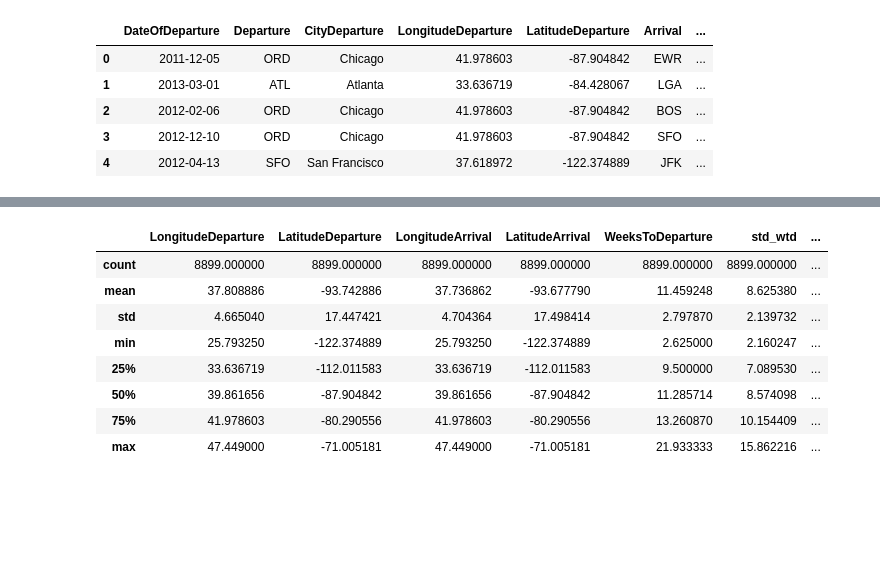
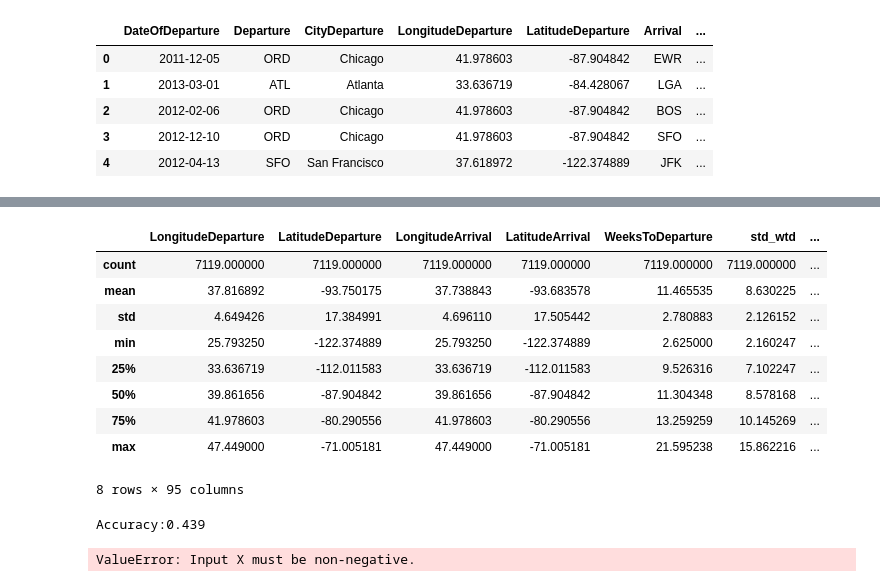
Before and after one commit to gusandbud/Data-mining, a Jupyter notebook: Untitled.ipynb, the cells around one changed output, grey strips where cells are left out. Cells and saved outputs as stored; diff of their text form; code cells hidden in the pictures; blank space fills up the shorter version.

Commit message:
DecisionTreeClassifier-Entropy-43.9% - Gonna do Chi2

```diff
--- a/Untitled.ipynb
+++ b/Untitled.ipynb
@@ -12,0 +87,29 @@ df_train.head()
+# %%
+# Next, we take into consideration what season trips take place in (Winter,Spring,Summer or Fall)
+# by one-hot encoding them
+from sklearn.preprocessing import OneHotEncoder as ohe
+
+seasons = {
+    1 : 0,
+    2 : 0,
+    3 : 1,
+    4 : 1,
+    5 : 1,
+    6 : 2,
+    7 : 2,
+    8 : 2,
+    9 : 3,
+    10 : 3,
+    11 : 3,
+    12 : 0
+}
+date_by_season =  map(lambda x: seasons[x.month], df_dates)
+date_by_season = pd.DataFrame(date_by_season)
+date_by_season.columns = ['Season']
+enc = ohe(sparse=False)
+enc.fit(date_by_season)
+date_by_season = enc.transform(date_by_season)
+date_by_season = pd.DataFrame(date_by_season)
+date_by_season.columns = ['Winter','Spring','Summer','Fall']
+df_train = pd.concat([df_train, date_by_season],axis = 1)
+df_train.describe()
@@ -12,0 +159,3 @@ df_train.head()
+# %%
+df_train = df_train.drop('DateOfDeparture', axis = 1)
+df_train.describe()
@@ -13,15 +173,37 @@ df_train.head()
+# %%
+from sklearn.cross_validation import train_test_split
+df_target = df_train['PAX']
+df_data = df_train.drop('PAX', axis = 1)
+df1_train,df1_test,df2_train,df2_test = train_test_split(df_data,df_target,test_size = 0.2,random_state = 33)
 # %%
-df_train.describe()
+df1_train.describe()
 # %% [output]
 |  | LongitudeDeparture | LatitudeDeparture | LongitudeArrival | LatitudeArrival | WeeksToDeparture | std_wtd | ... |
-| count | 8899.000000 | 8899.000000 | 8899.000000 | 8899.000000 | 8899.000000 | 8899.000000 | ... |
-| mean | 37.808886 | -93.742886 | 37.736862 | -93.677790 | 11.459248 | 8.625380 | ... |
-| std | 4.665040 | 17.447421 | 4.704364 | 17.498414 | 2.797870 | 2.139732 | ... |
+| count | 7119.000000 | 7119.000000 | 7119.000000 | 7119.000000 | 7119.000000 | 7119.000000 | ... |
+| mean | 37.816892 | -93.750175 | 37.738843 | -93.683578 | 11.465535 | 8.630225 | ... |
+| std | 4.649426 | 17.384991 | 4.696110 | 17.505442 | 2.780883 | 2.126152 | ... |
 | min | 25.793250 | -122.374889 | 25.793250 | -122.374889 | 2.625000 | 2.160247 | ... |
-| 25% | 33.636719 | -112.011583 | 33.636719 | -112.011583 | 9.500000 | 7.089530 | ... |
-| 50% | 39.861656 | -87.904842 | 39.861656 | -87.904842 | 11.285714 | 8.574098 | ... |
-| 75% | 41.978603 | -80.290556 | 41.978603 | -80.290556 | 13.260870 | 10.154409 | ... |
-| max | 47.449000 | -71.005181 | 47.449000 | -71.005181 | 21.933333 | 15.862216 | ... |
+| 25% | 33.636719 | -112.011583 | 33.636719 | -112.011583 | 9.526316 | 7.102247 | ... |
+| 50% | 39.861656 | -87.904842 | 39.861656 | -87.904842 | 11.304348 | 8.578168 | ... |
+| 75% | 41.978603 | -80.290556 | 41.978603 | -80.290556 | 13.259259 | 10.145269 | ... |
+| max | 47.449000 | -71.005181 | 47.449000 | -71.005181 | 21.595238 | 15.862216 | ... |
+8 rows × 95 columns
+# %%
+from sklearn import tree
+dt = tree.DecisionTreeClassifier(criterion='entropy')
+dt = dt.fit(df1_train,df2_train)
+from sklearn import metrics
+df2_pred = dt.predict(df1_test)
+print "Accuracy:{0:.3f}".format(metrics.f1_score(df2_test,df2_pred)),"\n"
+# %% [output]
+Accuracy:0.439
+# %%
+
+from sklearn import feature_selection
+fs = feature_selection.SelectPercentile(feature_selection.chi2, percentile = 20)
+X_train_fs = fs.fit_transform(df1_train,df2_train)
+# %% [output]
+ValueError: Input X must be non-negative.
 # %%
 from sklearn.preprocessing import LabelEncoder
 
```
Also changed, not shown: parts of 15 cells of this notebook.
